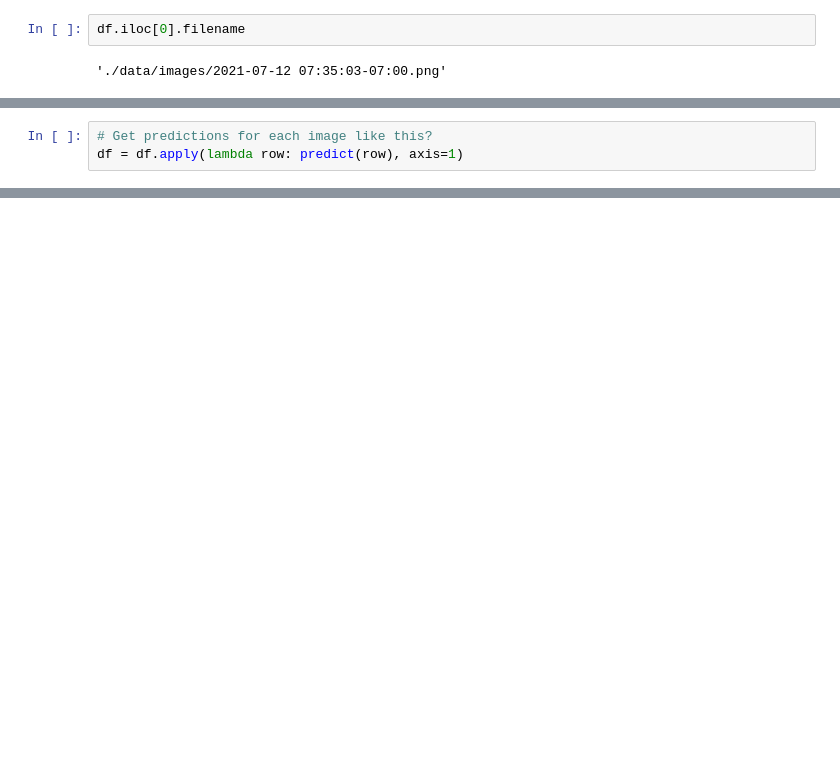
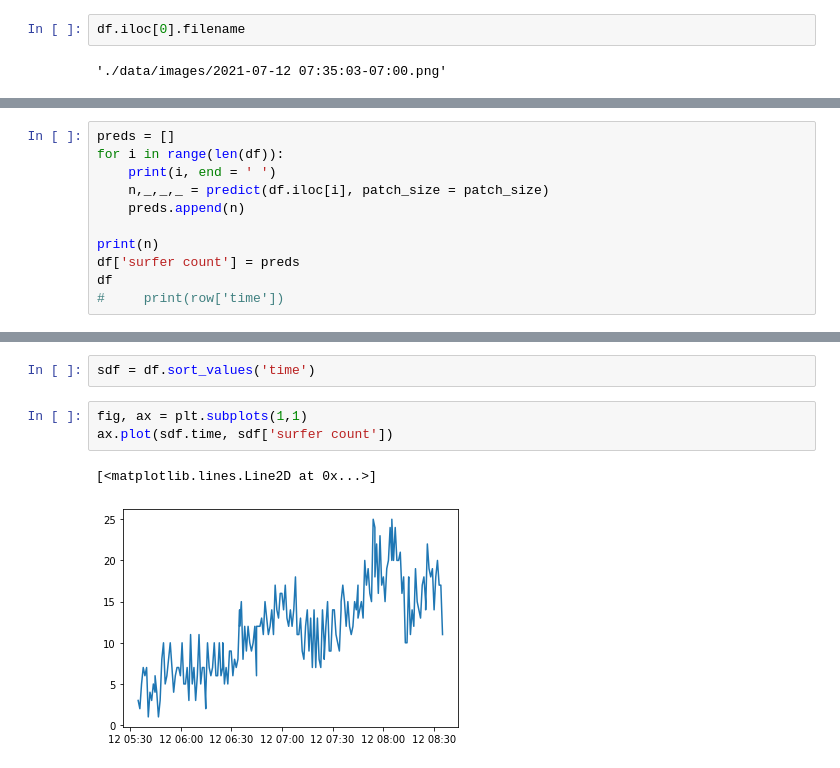
Before and after one commit to tukavic/surf-detection, a Jupyter notebook: dino/prediction_pipeline.ipynb, the cells around one changed output, grey strips where cells are left out. Saved outputs shown, nothing was run; the diff lists cells and outputs as text; blank space fills up the shorter version.

Commit message:
run predictions

```diff
--- a/dino/prediction_pipeline.ipynb
+++ b/dino/prediction_pipeline.ipynb
@@ -166,3 +166,0 @@ plt.show()
-# %%
-# Get predictions for each image like this?
-df = df.apply(lambda row: predict(row), axis=1)
@@ -170,0 +167,11 @@ NameError: name 'df' is not defined
+# %%
+preds = []
+for i in range(len(df)):
+    print(i, end = ' ')
+    n,_,_,_ = predict(df.iloc[i], patch_size = patch_size)
+    preds.append(n)
+
+print(n)
+df['surfer count'] = preds
+df
+#     print(row['time'])
@@ -170,0 +194,8 @@ NameError: name 'df' is not defined
+# %%
+sdf = df.sort_values('time')
+# %%
+fig, ax = plt.subplots(1,1)
+ax.plot(sdf.time, sdf['surfer count'])
+# %% [output]
+[<matplotlib.lines.Line2D at 0x...>]
+[figure, added]
```
Also changed, not shown: parts of 7 cells of this notebook, 1 other file.
